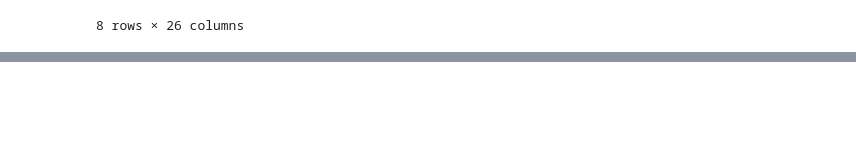
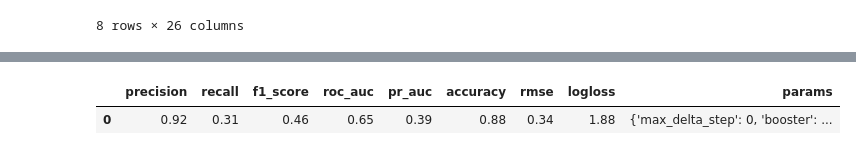
Before and after one commit to nicholasptran/machine-learning, a Jupyter notebook: employee_data.ipynb, the cells around one changed output, grey strips where cells are left out. Saved outputs shown, nothing was run; the diff lists cells and outputs as text; code cells hidden in the pictures; blank space fills up the shorter version.

```diff
--- a/employee_data.ipynb
+++ b/employee_data.ipynb
@@ -316,0 +488,5 @@ optuna.visualization.plot_param_importances(study_max)
+# %%
+best_trials_evaluator(study)
+# %% [output]
+|  | precision | recall | f1_score | roc_auc | pr_auc | accuracy | rmse | logloss | params |
+| 0 | 0.92 | 0.31 | 0.46 | 0.65 | 0.39 | 0.88 | 0.34 | 1.88 | {'max_delta_step': 0, 'booster': ... |
```
Also changed, not shown: parts of 66 cells of this notebook, 6 other files.
